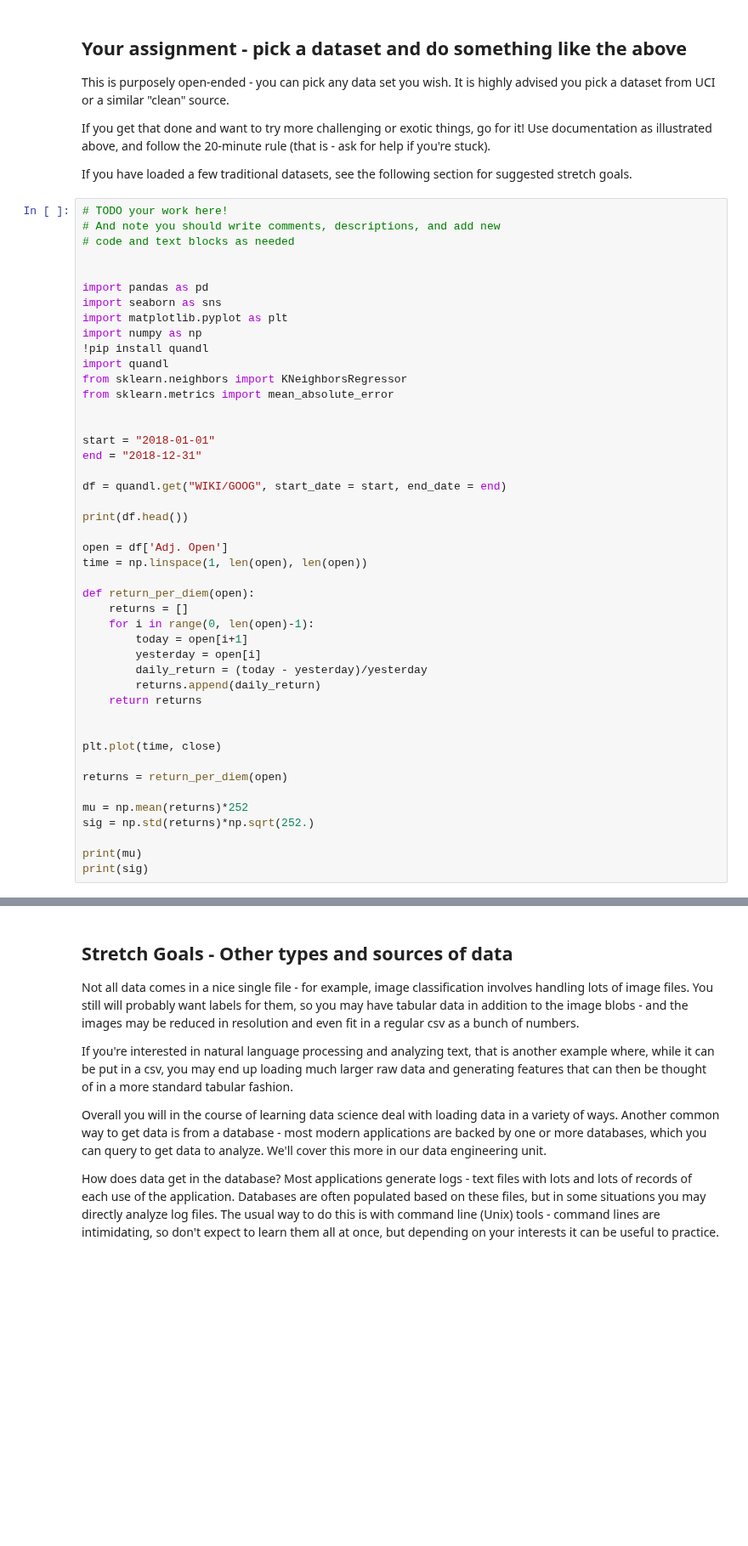
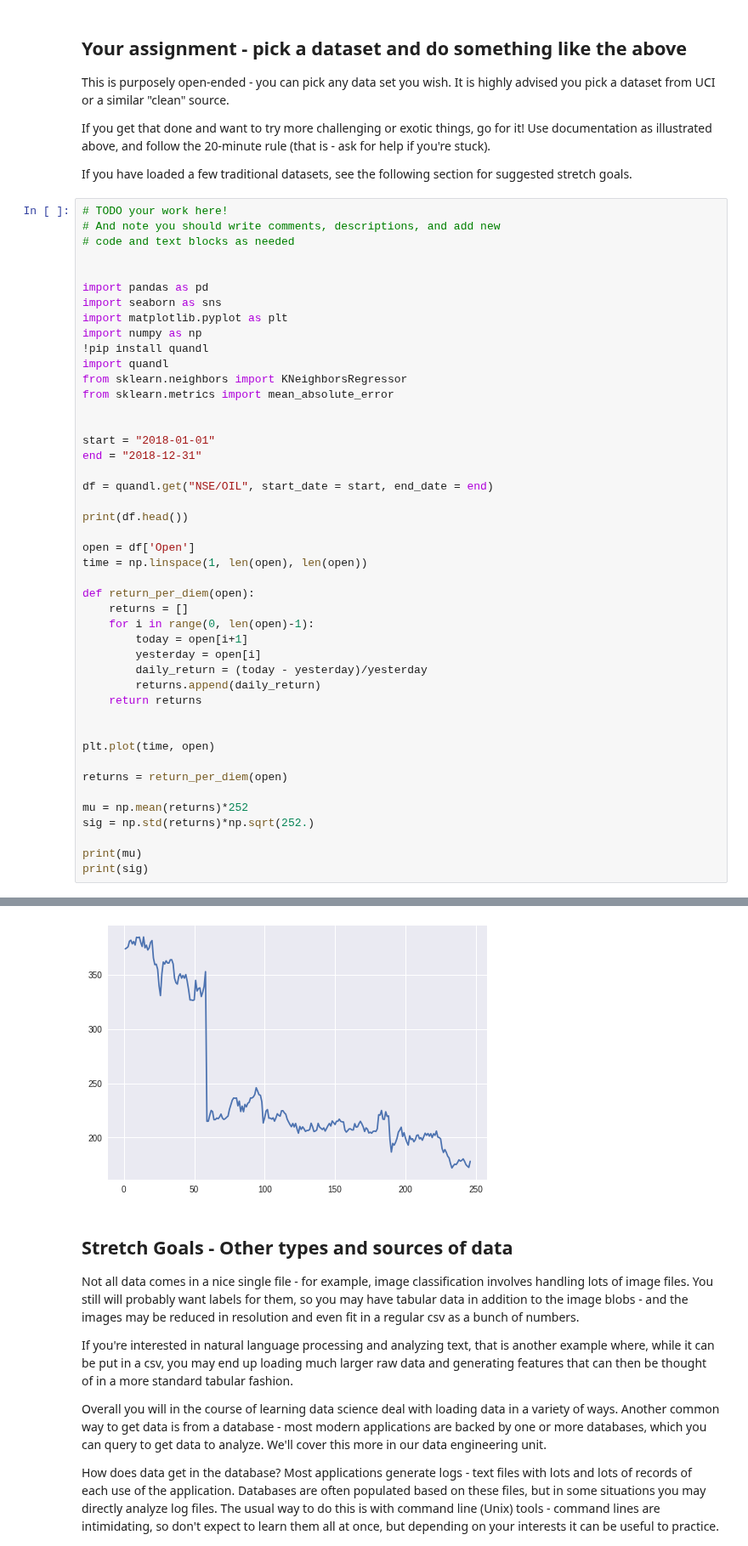
Before and after one commit to bloominstituteoftechnology/DS-Unit-1-Sprint-1-Dealing-With-Data, a Jupyter notebook: module2-loadingdata/LS_DS_112_Loading_Data.ipynb, the cells around one changed output, grey strips where cells are left out. Shown at 85% size. Cells and saved outputs as stored; diff of their text form; blank space fills up the shorter version.

```diff
--- a/module2-loadingdata/LS_DS_112_Loading_Data.ipynb
+++ b/module2-loadingdata/LS_DS_112_Loading_Data.ipynb
@@ -228,11 +228,11 @@ from sklearn.metrics import mean_absolute_error
 start = "2018-01-01"
 end = "2018-12-31"
 
-df = quandl.get("WIKI/GOOG", start_date = start, end_date = end)
+df = quandl.get("NSE/OIL", start_date = start, end_date = end)
 
 print(df.head())
 
-open = df['Adj. Open']
+open = df['Open']
 time = np.linspace(1, len(open), len(open))
 
 def return_per_diem(open):
@@ -245,7 +245,7 @@ def return_per_diem(open):
     return returns
 
 
-plt.plot(time, close)
+plt.plot(time, open)
 
 returns = return_per_diem(open)
 
@@ -254,3 +254,4 @@ sig = np.std(returns)*np.sqrt(252.)
 
 print(mu)
 print(sig)
+# %% [output]
@@ -257,3 +275,4 @@ print(sig)
+[figure, added]
 # %% [markdown]
 ## Stretch Goals - Other types and sources of data
 
```
Also changed, not shown: parts of 1 cell of this notebook.
